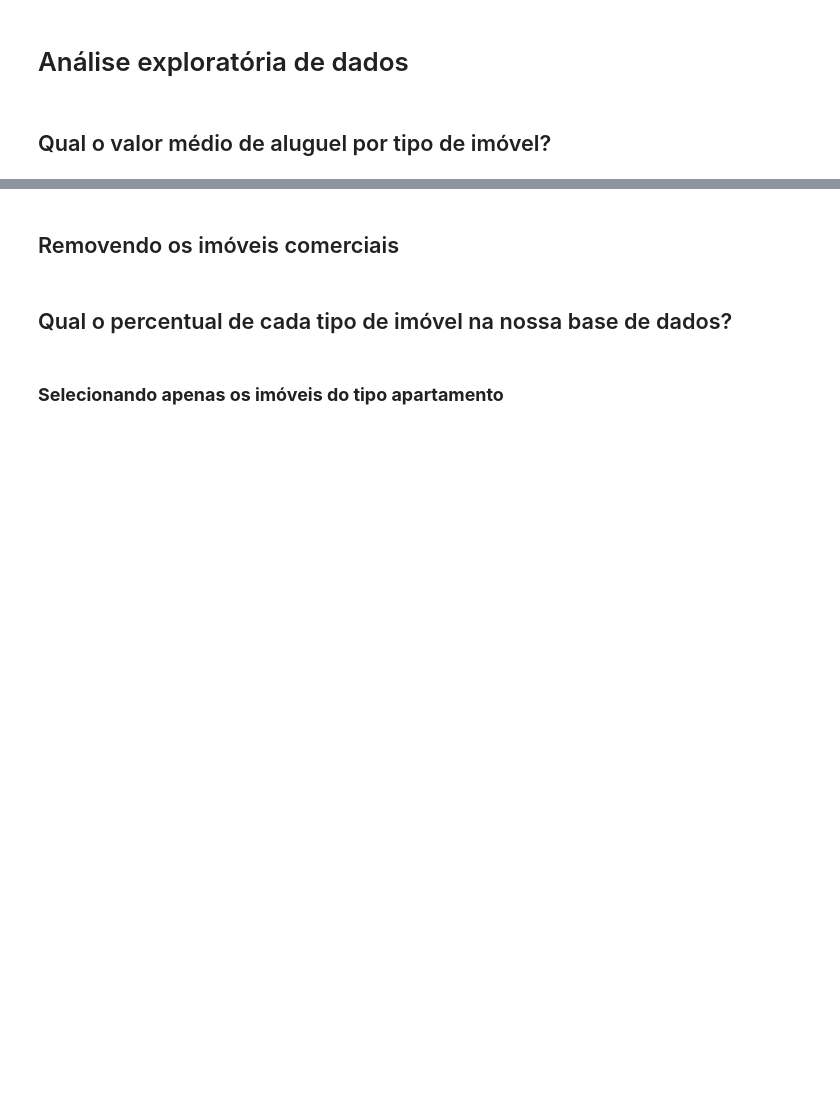
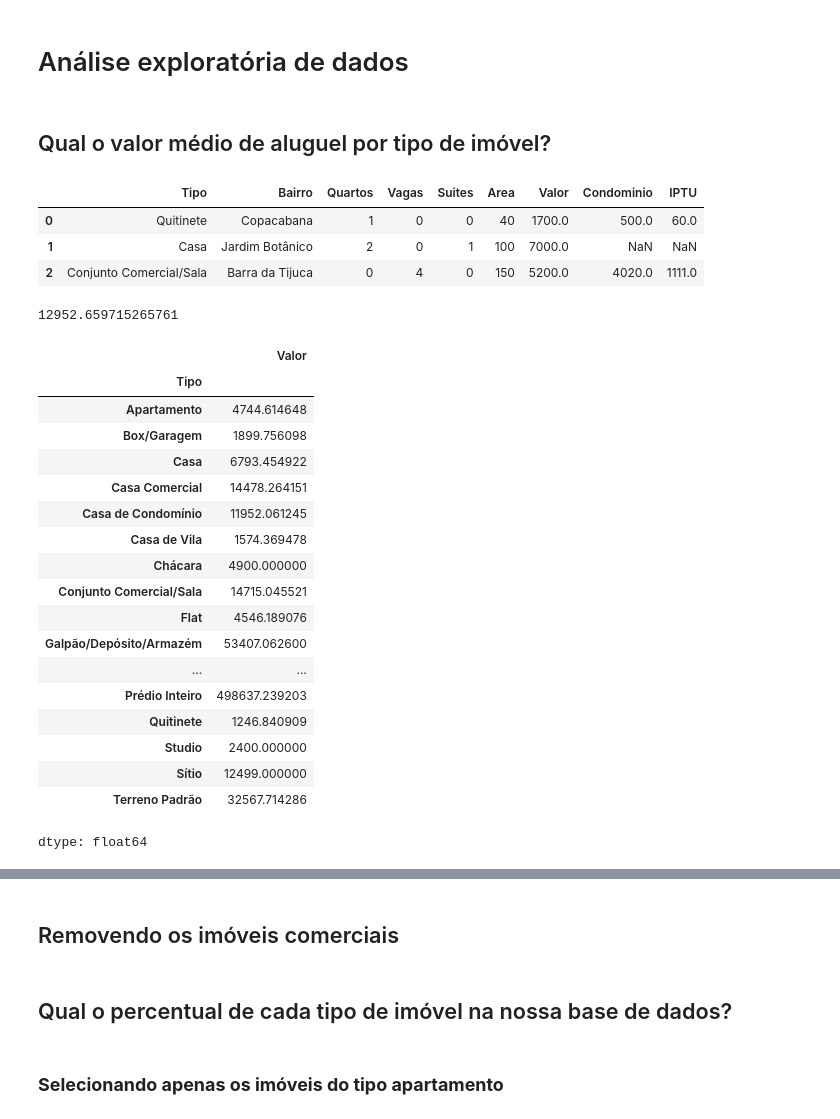
Before and after one commit to rgrAndrade/case_preco_aluguel, a Jupyter notebook: modelo_preco_aluguel.ipynb, the cells around one changed output, grey strips where cells are left out. Cells and saved outputs as stored; diff of their text form; code cells hidden in the pictures; blank space fills up the shorter version.

```diff
--- a/modelo_preco_aluguel.ipynb
+++ b/modelo_preco_aluguel.ipynb
@@ -35,3 +87,36 @@ Index(['Tipo', 'Bairro', 'Quartos', 'Vagas', 'Suites', 'Area', 'Valor',
 # Análise exploratória de dados
 # %% [markdown]
 ## Qual o valor médio de aluguel por tipo de imóvel?
+# %%
+dados.head(3)
+# %% [output]
+|  | Tipo | Bairro | Quartos | Vagas | Suites | Area | Valor | Condominio | IPTU |
+| 0 | Quitinete | Copacabana | 1 | 0 | 0 | 40 | 1700.0 | 500.0 | 60.0 |
+| 1 | Casa | Jardim Botânico | 2 | 0 | 1 | 100 | 7000.0 | NaN | NaN |
+| 2 | Conjunto Comercial/Sala | Barra da Tijuca | 0 | 4 | 0 | 150 | 5200.0 | 4020.0 | 1111.0 |
+# %%
+dados['Valor'].mean()
+# %% [output]
+12952.659715265761
+# %%
+dados.groupby('Tipo')['Valor'].mean()
+# %% [output]
+|  | Valor |
+| Tipo |  |
+| Apartamento | 4744.614648 |
+| Box/Garagem | 1899.756098 |
+| Casa | 6793.454922 |
+| Casa Comercial | 14478.264151 |
+| Casa de Condomínio | 11952.061245 |
+| Casa de Vila | 1574.369478 |
+| Chácara | 4900.000000 |
+| Conjunto Comercial/Sala | 14715.045521 |
+| Flat | 4546.189076 |
+| Galpão/Depósito/Armazém | 53407.062600 |
+| ... | ... |
+| Prédio Inteiro | 498637.239203 |
+| Quitinete | 1246.840909 |
+| Studio | 2400.000000 |
+| Sítio | 12499.000000 |
+| Terreno Padrão | 32567.714286 |
+dtype: float64
```
Also changed, not shown: parts of 4 cells of this notebook.
